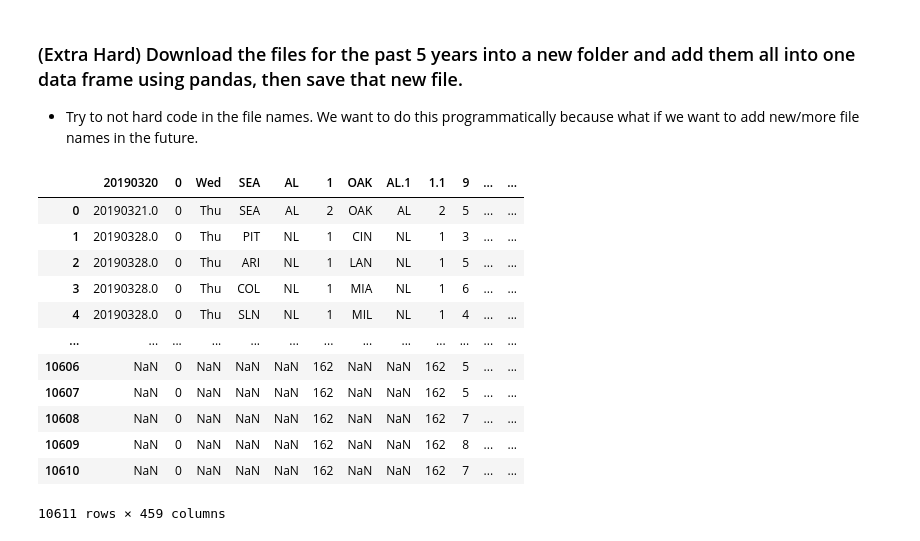
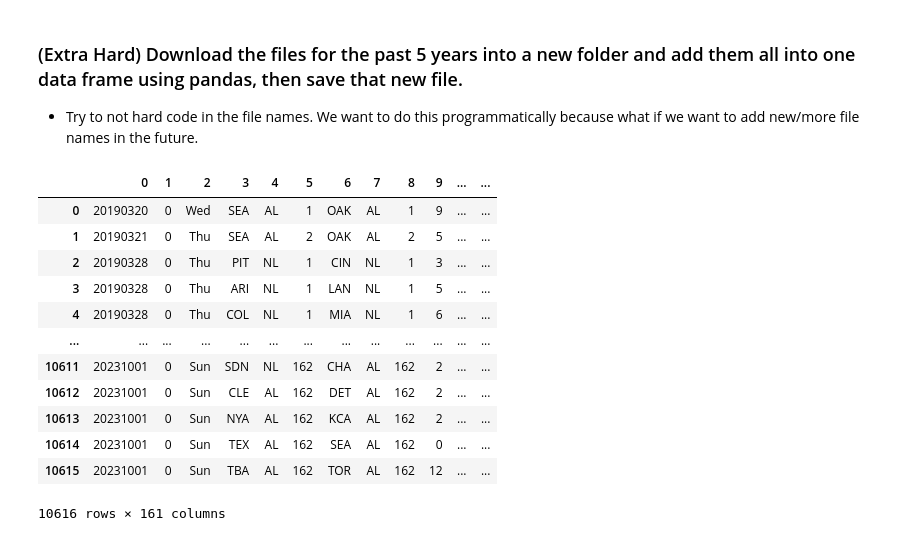
Before and after one commit to Mansur-Mahdee/2024-DS-Tue, a Jupyter notebook: Week-01-Pandas/Exercise-MM.ipynb, the cells around one changed output. Drawn from its saved outputs; the diff is of its cells as text; code cells hidden in the pictures.

```diff
--- a/Week-01-Pandas/Exercise-MM.ipynb
+++ b/Week-01-Pandas/Exercise-MM.ipynb
@@ -333,28 +333,39 @@ win:  0
 * Try to not hard code in the file names. We want to do this programmatically because what if we want to add new/more file names in the future.
 # %%
 import pandas as pd
-tx1=pd.read_csv('archive/gl2019.txt', sep=', ',quotechar='"', header=None)
-tx2=pd.read_csv('archive/gl2020.txt', sep=', ',quotechar='"', header=None)
-tx3=pd.read_csv('archive/gl2021.txt', sep=', ',quotechar='"', header=None)
-tx4=pd.read_csv('archive/gl2022.txt', sep=', ',quotechar='"', header=None)
-tx5=pd.read_csv('archive/gl2023.txt', sep=', ',quotechar='"', header=None)
 
 from glob import glob
-concat_csv= sorted(glob('archive/gl*.txt'))
-pd.concat((pd.read_csv(file) for file in concat_csv), ignore_index=True)
+def load_csv(file_pattern, sep=',', quotechar='"', header=None):
+    file_list = glob(file_pattern)
+    df_list = []
+    for file in file_list:
+        df = pd.read_csv(file, sep=sep, quotechar=quotechar, header=header, engine='python')
+        df_list.append(df)
+
+    combined_df = pd.concat(df_list, ignore_index=True)
+    return combined_df
+
+file_pattern='archive/gl*.txt'
+
+final_file=load_csv(file_pattern)
+
+save_as='alltogether.csv'
+final_file.to_csv(save_as,index=False)
+ncsv=pd.read_csv('alltogether.csv')
+ncsv
 #used chat gpt to know how to read a txt file turns out its not that hard. Also used the preclass youtube video(https://www.youtube.com/watch?v=RlIiVeig3hc)
 #to concat the data. Dont know if this is the actual output though.
 # %% [output]
-|  | 20190320 | 0 | Wed | SEA | AL | 1 | OAK | AL.1 | 1.1 | 9 | ... | ... |
-| 0 | 20190321.0 | 0 | Thu | SEA | AL | 2 | OAK | AL | 2 | 5 | ... | ... |
-| 1 | 20190328.0 | 0 | Thu | PIT | NL | 1 | CIN | NL | 1 | 3 | ... | ... |
-| 2 | 20190328.0 | 0 | Thu | ARI | NL | 1 | LAN | NL | 1 | 5 | ... | ... |
-| 3 | 20190328.0 | 0 | Thu | COL | NL | 1 | MIA | NL | 1 | 6 | ... | ... |
-| 4 | 20190328.0 | 0 | Thu | SLN | NL | 1 | MIL | NL | 1 | 4 | ... | ... |
+|  | 0 | 1 | 2 | 3 | 4 | 5 | 6 | 7 | 8 | 9 | ... | ... |
+| 0 | 20190320 | 0 | Wed | SEA | AL | 1 | OAK | AL | 1 | 9 | ... | ... |
+| 1 | 20190321 | 0 | Thu | SEA | AL | 2 | OAK | AL | 2 | 5 | ... | ... |
+| 2 | 20190328 | 0 | Thu | PIT | NL | 1 | CIN | NL | 1 | 3 | ... | ... |
+| 3 | 20190328 | 0 | Thu | ARI | NL | 1 | LAN | NL | 1 | 5 | ... | ... |
+| 4 | 20190328 | 0 | Thu | COL | NL | 1 | MIA | NL | 1 | 6 | ... | ... |
 | ... | ... | ... | ... | ... | ... | ... | ... | ... | ... | ... | ... | ... |
-| 10606 | NaN | 0 | NaN | NaN | NaN | 162 | NaN | NaN | 162 | 5 | ... | ... |
-| 10607 | NaN | 0 | NaN | NaN | NaN | 162 | NaN | NaN | 162 | 5 | ... | ... |
-| 10608 | NaN | 0 | NaN | NaN | NaN | 162 | NaN | NaN | 162 | 7 | ... | ... |
-| 10609 | NaN | 0 | NaN | NaN | NaN | 162 | NaN | NaN | 162 | 8 | ... | ... |
-| 10610 | NaN | 0 | NaN | NaN | NaN | 162 | NaN | NaN | 162 | 7 | ... | ... |
+| 10611 | 20231001 | 0 | Sun | SDN | NL | 162 | CHA | AL | 162 | 2 | ... | ... |
+| 10612 | 20231001 | 0 | Sun | CLE | AL | 162 | DET | AL | 162 | 2 | ... | ... |
+| 10613 | 20231001 | 0 | Sun | NYA | AL | 162 | KCA | AL | 162 | 2 | ... | ... |
+| 10614 | 20231001 | 0 | Sun | TEX | AL | 162 | SEA | AL | 162 | 0 | ... | ... |
+| 10615 | 20231001 | 0 | Sun | TBA | AL | 162 | TOR | AL | 162 | 12 | ... | ... |
-10611 rows × 459 columns
+10616 rows × 161 columns
```
Also changed, not shown: 1 other file.
